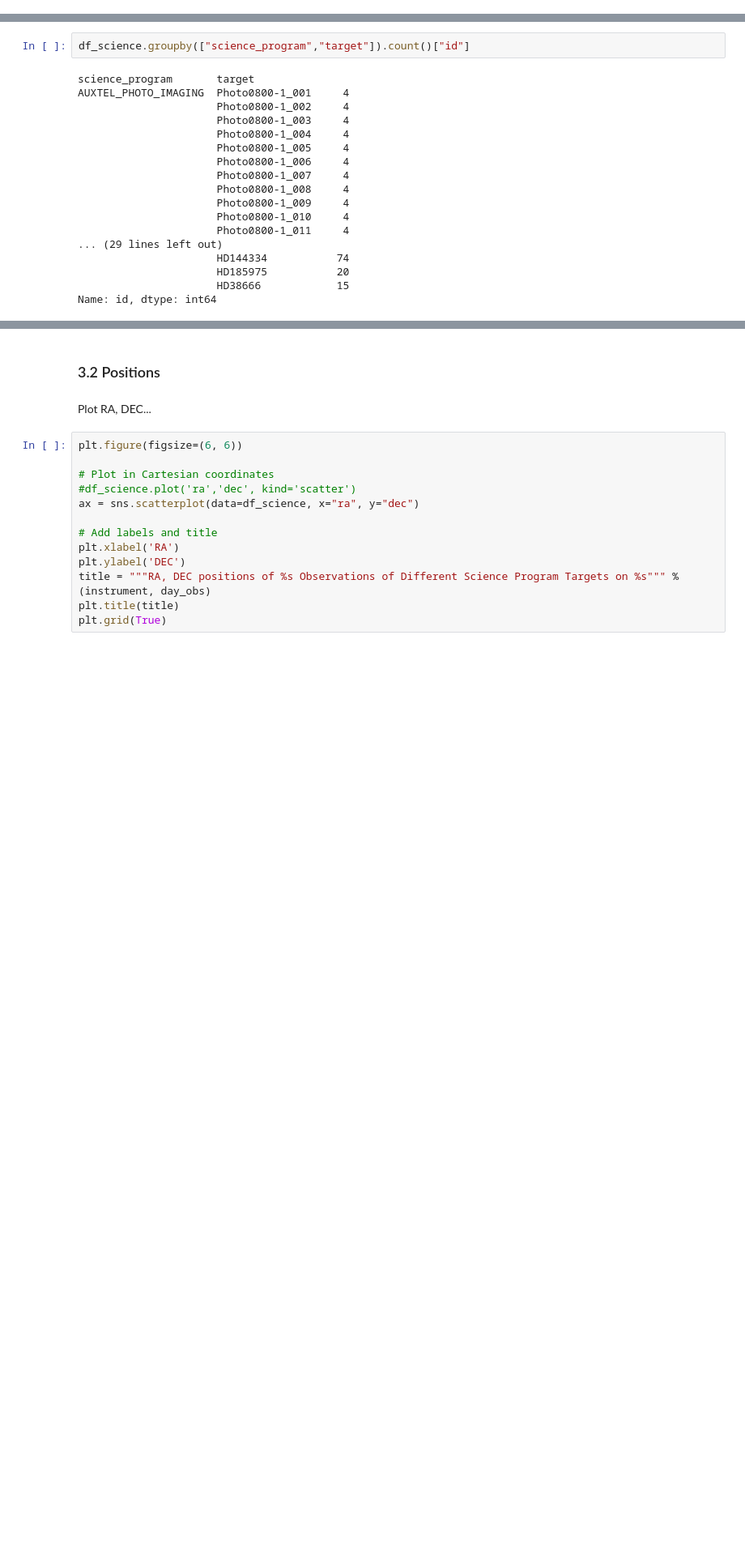
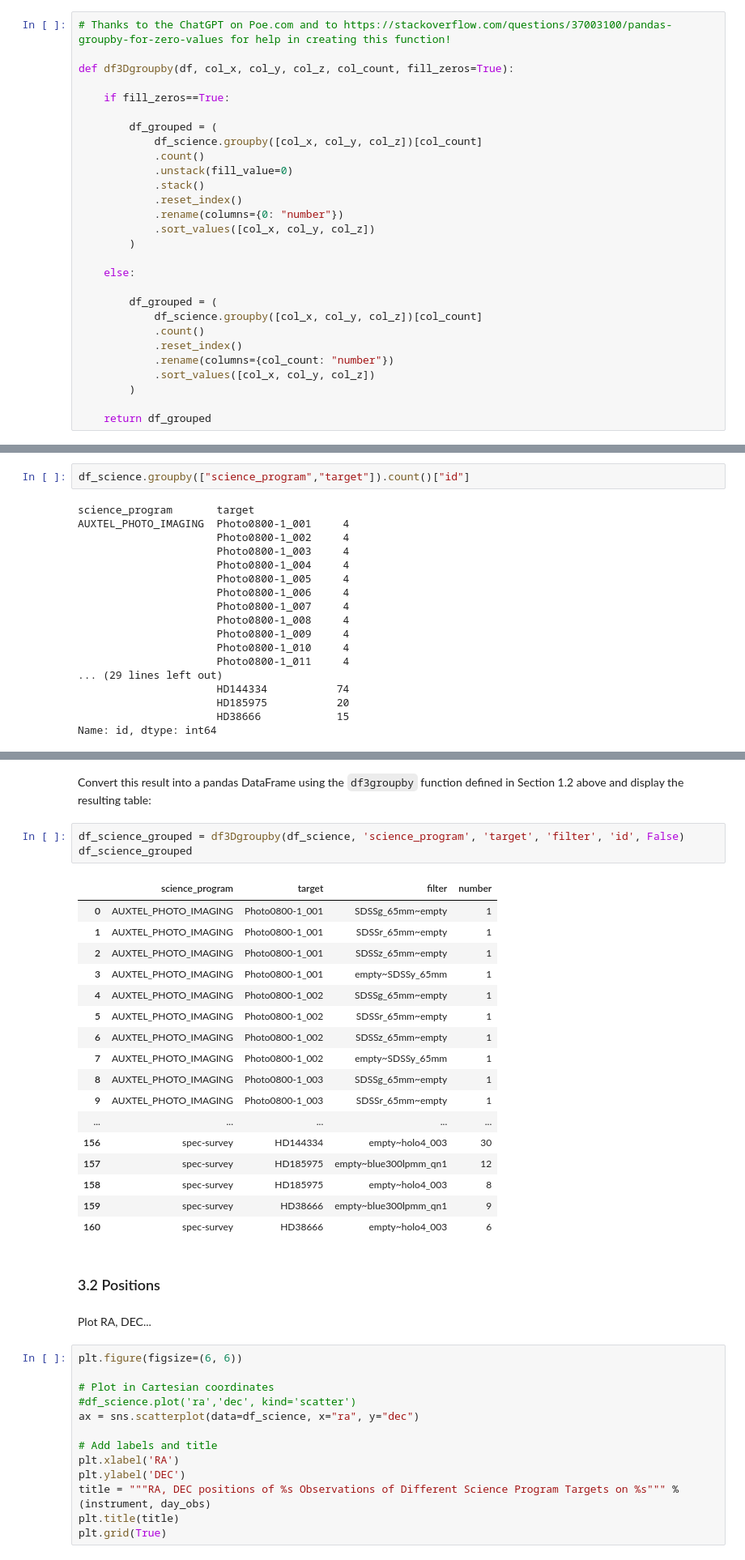
Before and after one commit to lsst-dm/vv-team-notebooks, a Jupyter notebook: notebooks/PREOPS-5002-target-report.ipynb, the cells around one changed output, grey strips where cells are left out. Shown at 81% size. Saved outputs shown, nothing was run; the diff lists cells and outputs as text; blank space fills up the shorter version.

```diff
--- a/notebooks/PREOPS-5002-target-report.ipynb
+++ b/notebooks/PREOPS-5002-target-report.ipynb
@@ -40,0 +73,28 @@ import warnings
+# %%
+# Thanks to the ChatGPT on Poe.com and to https://stackoverflow.com/questions/37003100/pandas-groupby-for-zero-values for help in creating this function!
+
+def df3Dgroupby(df, col_x, col_y, col_z, col_count, fill_zeros=True):
+
+    if fill_zeros==True:
+
+        df_grouped = (
+            df_science.groupby([col_x, col_y, col_z])[col_count]
+            .count()
+            .unstack(fill_value=0)
+            .stack()
+            .reset_index()
+            .rename(columns={0: "number"})
+            .sort_values([col_x, col_y, col_z])
+        )
+
+    else:
+
+        df_grouped = (
+            df_science.groupby([col_x, col_y, col_z])[col_count]
+            .count()
+            .reset_index()
+            .rename(columns={col_count: "number"})
+            .sort_values([col_x, col_y, col_z])
+        )
+
+    return df_grouped
@@ -415,6 +554,29 @@ AUXTEL_PHOTO_IMAGING  Photo0800-1_001  SDSSg_65mm~empty          1
                       HD38666          empty~blue300lpmm_qn1     9
                                        empty~holo4_003           6
 Name: id, dtype: int64
+# %% [markdown]
+Convert this result into a pandas DataFrame using the `df3groupby` function defined in Section 1.2 above and display the resulting table:
+# %%
+df_science_grouped = df3Dgroupby(df_science, 'science_program', 'target', 'filter', 'id', False)
+df_science_grouped
+# %% [output]
+|  | science_program | target | filter | number |
+| 0 | AUXTEL_PHOTO_IMAGING | Photo0800-1_001 | SDSSg_65mm~empty | 1 |
+| 1 | AUXTEL_PHOTO_IMAGING | Photo0800-1_001 | SDSSr_65mm~empty | 1 |
+| 2 | AUXTEL_PHOTO_IMAGING | Photo0800-1_001 | SDSSz_65mm~empty | 1 |
+| 3 | AUXTEL_PHOTO_IMAGING | Photo0800-1_001 | empty~SDSSy_65mm | 1 |
+| 4 | AUXTEL_PHOTO_IMAGING | Photo0800-1_002 | SDSSg_65mm~empty | 1 |
+| 5 | AUXTEL_PHOTO_IMAGING | Photo0800-1_002 | SDSSr_65mm~empty | 1 |
+| 6 | AUXTEL_PHOTO_IMAGING | Photo0800-1_002 | SDSSz_65mm~empty | 1 |
+| 7 | AUXTEL_PHOTO_IMAGING | Photo0800-1_002 | empty~SDSSy_65mm | 1 |
+| 8 | AUXTEL_PHOTO_IMAGING | Photo0800-1_003 | SDSSg_65mm~empty | 1 |
+| 9 | AUXTEL_PHOTO_IMAGING | Photo0800-1_003 | SDSSr_65mm~empty | 1 |
+| ... | ... | ... | ... | ... |
+| 156 | spec-survey | HD144334 | empty~holo4_003 | 30 |
+| 157 | spec-survey | HD185975 | empty~blue300lpmm_qn1 | 12 |
+| 158 | spec-survey | HD185975 | empty~holo4_003 | 8 |
+| 159 | spec-survey | HD38666 | empty~blue300lpmm_qn1 | 9 |
+| 160 | spec-survey | HD38666 | empty~holo4_003 | 6 |
 # %% [markdown]
 ### 3.2 Positions
 # %% [markdown]
```
Also changed, not shown: parts of 33 cells of this notebook.
